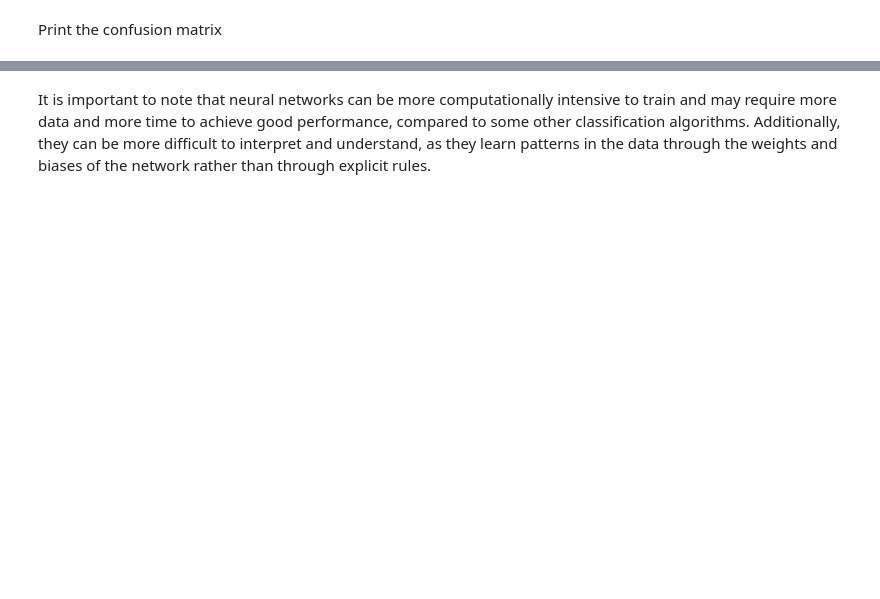
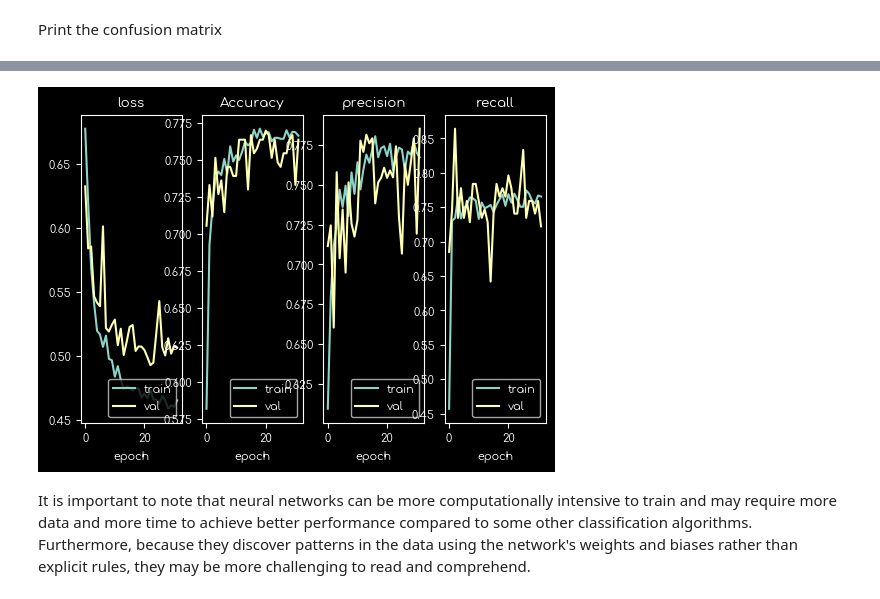
Before and after one commit to a-mhamdi/mlpy, a Jupyter notebook: Codes/Python/artificial-neural-network.ipynb, the cells around one changed output, grey strips where cells are left out. Cells and saved outputs as stored; diff of their text form; code cells hidden in the pictures; blank space fills up the shorter version.

```diff
--- a/Codes/Python/artificial-neural-network.ipynb
+++ b/Codes/Python/artificial-neural-network.ipynb
@@ -281,0 +302,3 @@ weighted avg       0.84      0.85      0.85      2000
+# %%
+metrics = list(classifier_history.history.keys())
+metrics
@@ -282,2 +316,25 @@ weighted avg       0.84      0.85      0.85      2000
+# %%
+fig, axs = plt.subplots(1, 4)
+plt.rc('figure', figsize=(12, 6))
+
+axs[0].plot(classifier_history.history['loss'])
+axs[0].plot(classifier_history.history['val_loss'])
+
+axs[1].plot(classifier_history.history['Accuracy'])
+axs[1].plot(classifier_history.history['val_Accuracy'])
+
+axs[2].plot(classifier_history.history['precision'])
+axs[2].plot(classifier_history.history['val_precision'])
+
+axs[3].plot(classifier_history.history['recall'])
+axs[3].plot(classifier_history.history['val_recall'])
+
+for idx, metric in enumerate(metrics[:4]):
+    ax = axs[idx]
+    ax.legend(['train', 'val'], loc='lower right')
+    ax.set_title(metric)
+    ax.set_xlabel('epoch')
+# %% [output]
+[figure, added]
 # %% [markdown]
-It is important to note that neural networks can be more computationally intensive to train and may require more data and more time to achieve good performance, compared to some other classification algorithms. Additionally, they can be more difficult to interpret and understand, as they learn patterns in the data through the weights and biases of the network rather than through explicit rules.
+It is important to note that neural networks can be more computationally intensive to train and may require more data and more time to achieve better performance compared to some other classification algorithms. Furthermore, because they discover patterns in the data using the network's weights and biases rather than explicit rules, they may be more challenging to read and comprehend.
```
Also changed, not shown: parts of 35 cells of this notebook, 3 other files.
